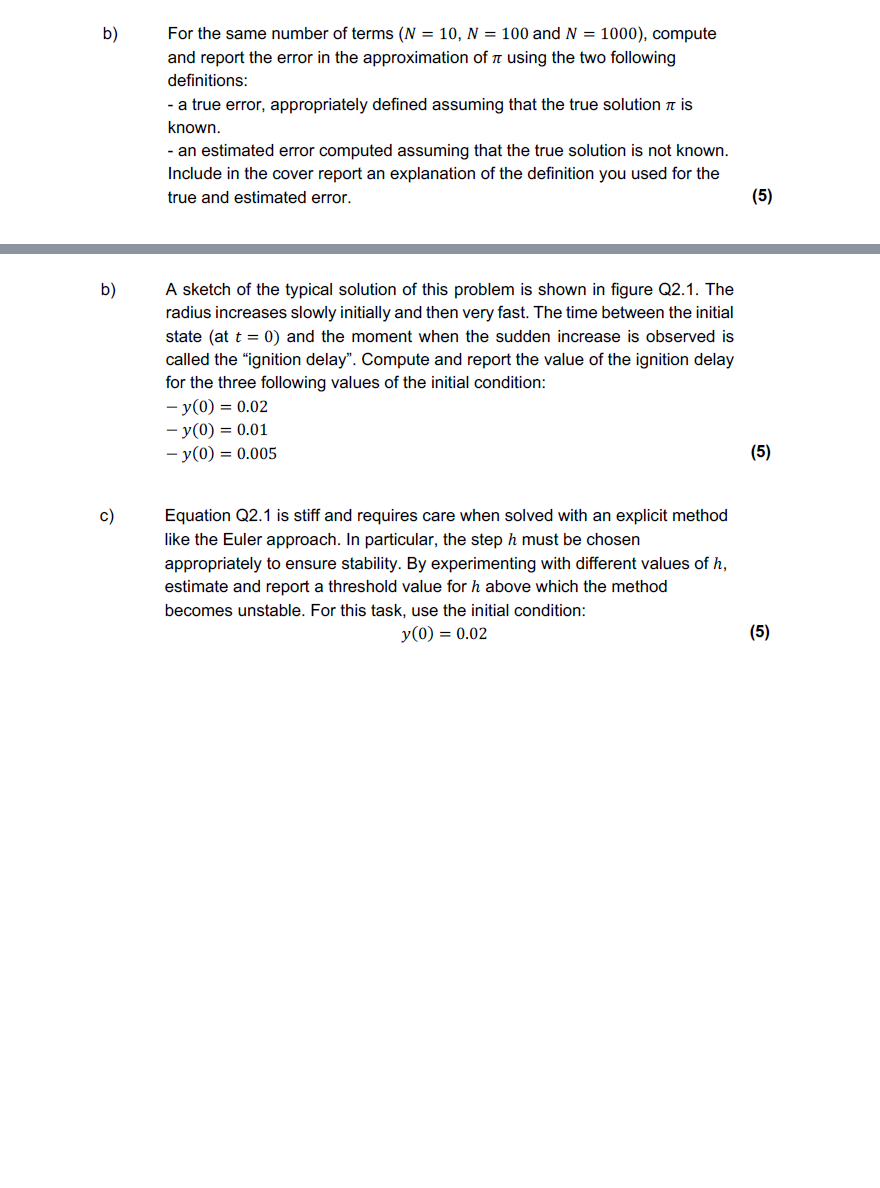
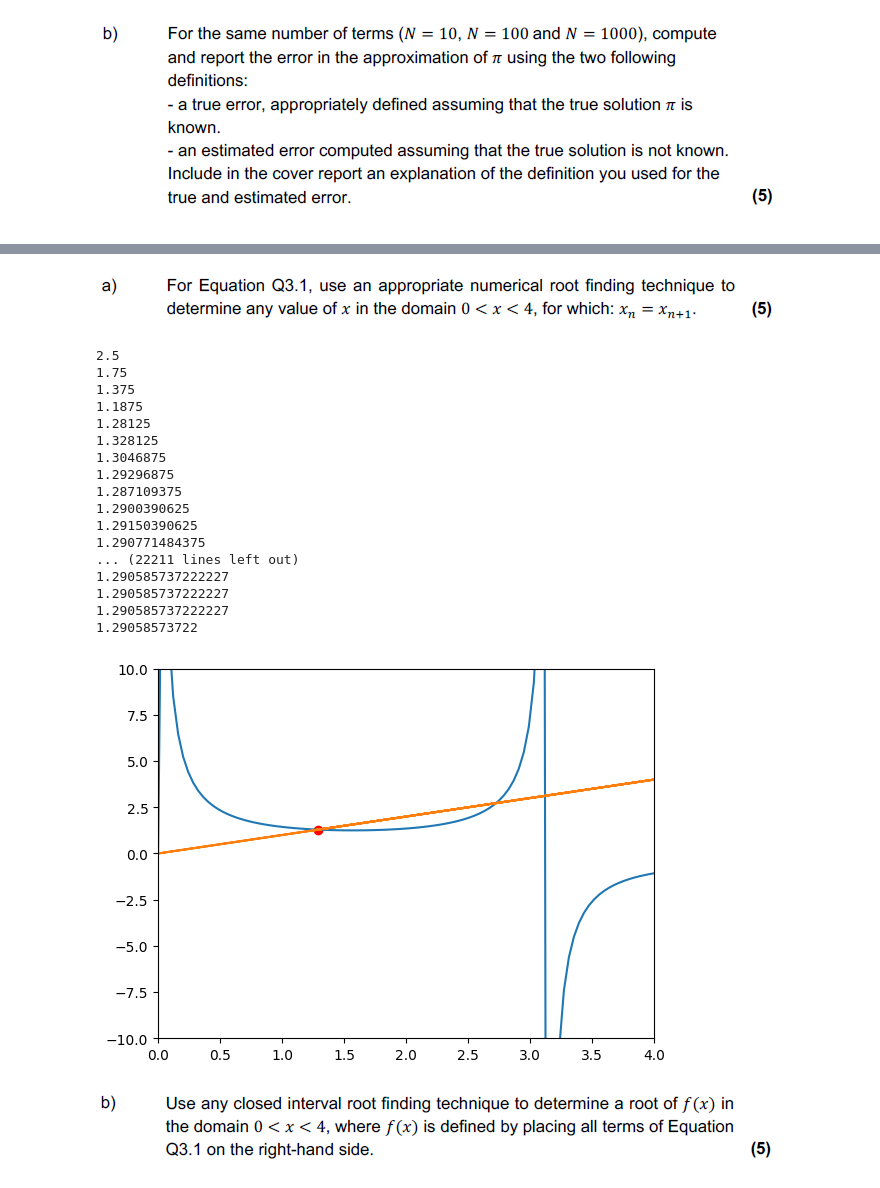
Before and after one commit to Pepperpepsi/cmmexamcode, a Jupyter notebook: 2022 pastpaper.ipynb, the cells around one changed output, grey strips where cells are left out. Drawn from its saved outputs; the diff is of its cells as text; code cells hidden in the pictures; blank space fills up the shorter version.

```diff
--- a/2022 pastpaper.ipynb
+++ b/2022 pastpaper.ipynb
@@ -77,5 +160,68 @@ The true error is 0.00095459738379855
 # %% [markdown]
-![image.png](attachment:image.png-old)
+![image.png](attachment:image.png-new)
+# %%
+import numpy as np
+
+iterations = np.arange(1,100000,1)
+f = lambda xn: (1/np.sin(xn))+(1/4)
+f_min = lambda x: f(x) - x
+xl = 1
+xu = 4
+
+def bracketing_seq(f,xl,xu):
+    while True:
+        xr = (xl+xu)/2
+        yield xr
+        a = f(xl)*f(xr)
+        # print(a)
+        if a < 0:
+            xu = xr
+        elif a > 0:
+            xl = xr
+        else:
+            print(f'Exact solution found: {xr}')
+midpoints = bracketing_seq(f_min, xl, xu)
+for i in iterations:
+    print(next(midpoints))
+
+x = next(midpoints)
+
+x_coords = np.linspace(0,4,100)
+x_coords = np.delete(x_coords,0,0)
+y_coords = []
+for i in x_coords:
+    y = f(i)
+    y_coords.append(y)
+x_coords = x_coords.tolist()
+x_coords.insert(0,0)
+y_coords.insert(0,0)
+x_coords2 = y_coords
+y_coords2 = y_coords
+plt.plot(x_coords, y_coords)
+plt.plot(x_coords2, y_coords2)
+plt.scatter(x,x, color="red")
+plt.xlim(0,4)
+plt.ylim(-10,10)
+plt.show()
+# %% [output]
+2.5
+1.75
+1.375
+1.1875
+1.28125
+1.328125
+1.3046875
+1.29296875
+1.287109375
+1.2900390625
+1.29150390625
+1.290771484375
+... (22211 lines left out)
+1.290585737222227
+1.290585737222227
+1.290585737222227
+1.29058573722
+[figure, added]
 # %% [markdown]
-![image.png](attachment:image.png-old)
+![image.png](attachment:image.png-new)
 # %% [markdown]
```
Also changed, not shown: parts of 17 cells of this notebook.
